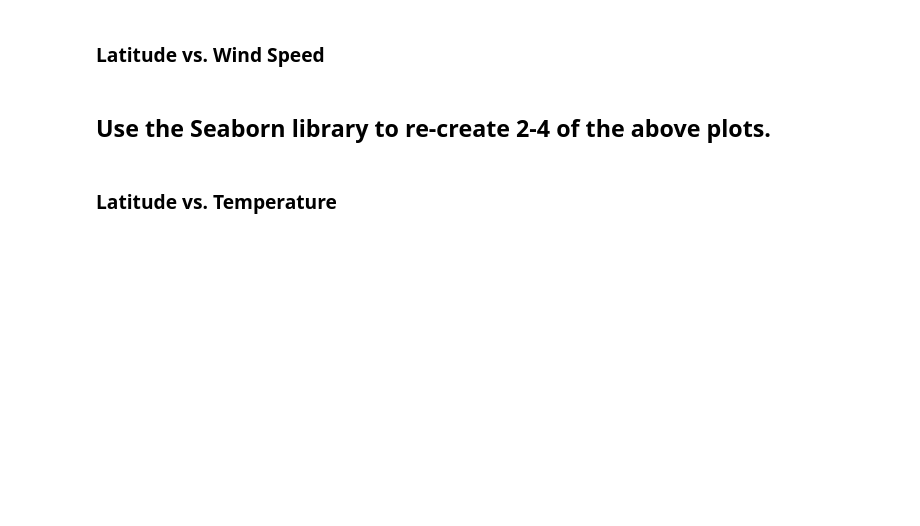
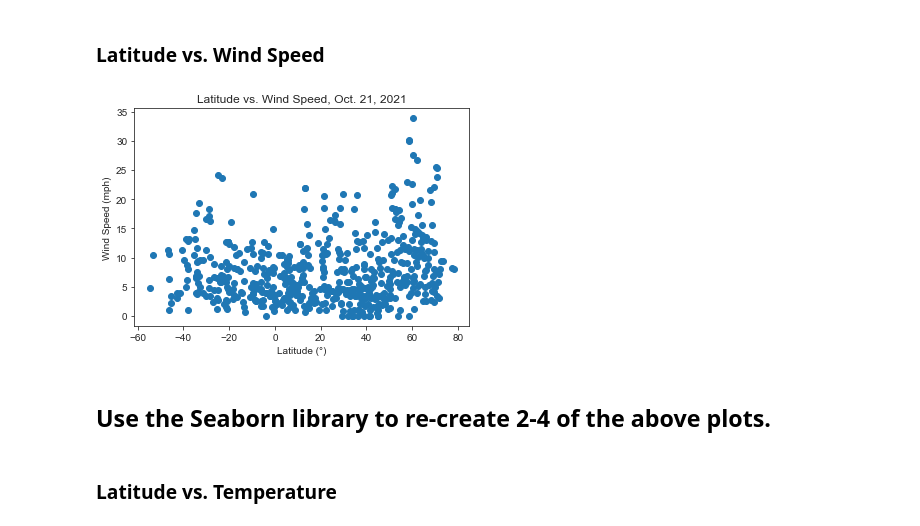
Before and after one commit to HeatherLD/Homework5, a Jupyter notebook: week05_homework_HLD.ipynb, the cells around one changed output. Saved outputs shown, nothing was run; the diff lists cells and outputs as text; code cells hidden in the pictures; blank space fills up the shorter version.

```diff
--- a/week05_homework_HLD.ipynb
+++ b/week05_homework_HLD.ipynb
@@ -126,11 +163,13 @@ plt.show()
 ### Latitude vs. Wind Speed
 # %%
 fig, ax = plt.subplots()
-ax.scatter(cities_weather["lat"], cities_weather["wind"])
-ax.set_title("Latitude vs. Wind Speed", Oct. 21, 2021)
-ax.set_xlabel("Latitude")
+ax.scatter(cities_weather["coord_lat"], cities_weather["wind_speed"])
+ax.set_title("Latitude vs. Wind Speed, Oct. 21, 2021")
+ax.set_xlabel("Latitude (°)")
 ax.set_ylabel("Wind Speed (mph)")
 plt.show()
+# %% [output]
+[figure, added]
 # %% [markdown]
 ## Use the Seaborn library to re-create 2-4 of the above plots.
 # %% [markdown]
```
Also changed, not shown: parts of 17 cells of this notebook.
